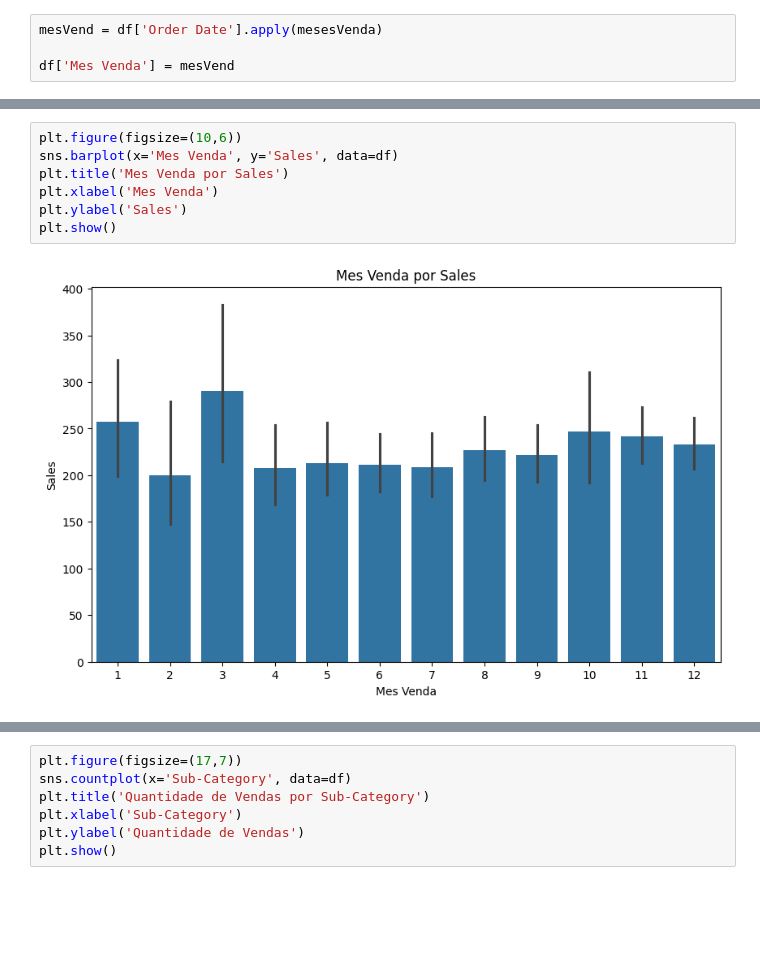
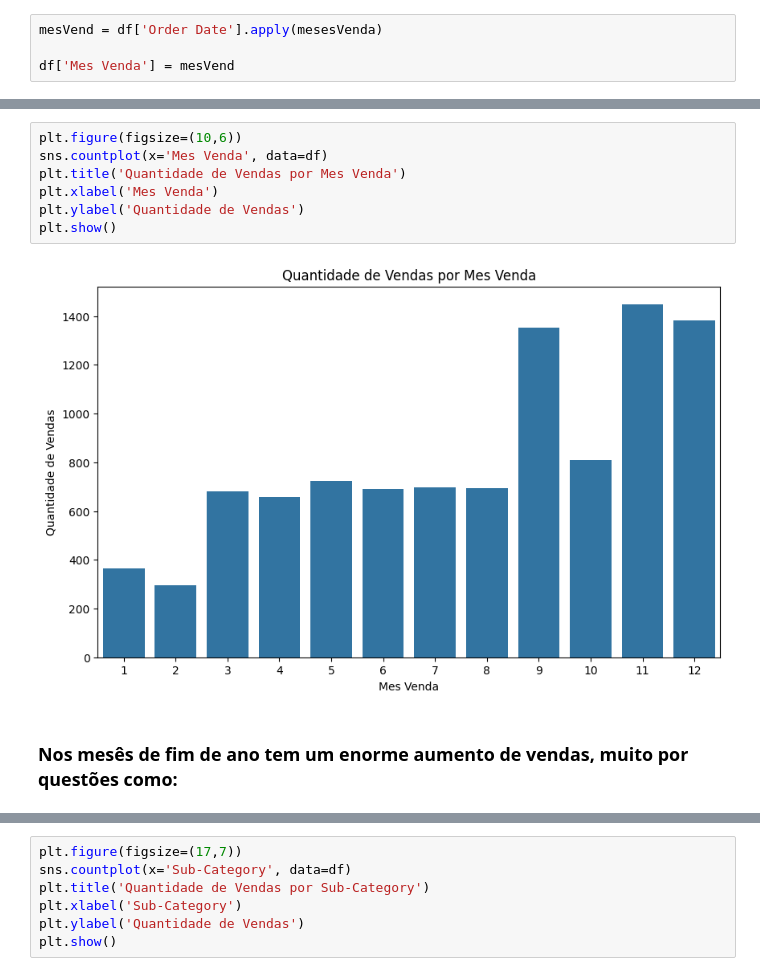
Before and after one commit to vitor1209/analiseVendaLojas, a Jupyter notebook: Analise_VendaLojas.ipynb, the cells around one changed output, grey strips where cells are left out. Drawn from its saved outputs; the diff is of its cells as text; blank space fills up the shorter version.

```diff
--- a/Analise_VendaLojas.ipynb
+++ b/Analise_VendaLojas.ipynb
@@ -393,10 +438,12 @@ df.head(3)
 | 2 | 12/06/2017 | 16/06/2017 | Second Class | Darrin Van Huff | Corporate | Los Angeles | California | 90036.0 | West | ... |
 # %%
 plt.figure(figsize=(10,6))
-sns.barplot(x='Mes Venda', y='Sales', data=df)
-plt.title('Mes Venda por Sales')
+sns.countplot(x='Mes Venda', data=df)
+plt.title('Quantidade de Vendas por Mes Venda')
 plt.xlabel('Mes Venda')
-plt.ylabel('Sales')
+plt.ylabel('Quantidade de Vendas')
 plt.show()
 # %% [output]
-[figure, old version]
+[figure, new version]
+# %% [markdown]
+### Nos mesês de fim de ano tem um enorme aumento de vendas, muito por questões como:
```
Also changed, not shown: parts of 28 cells of this notebook.
